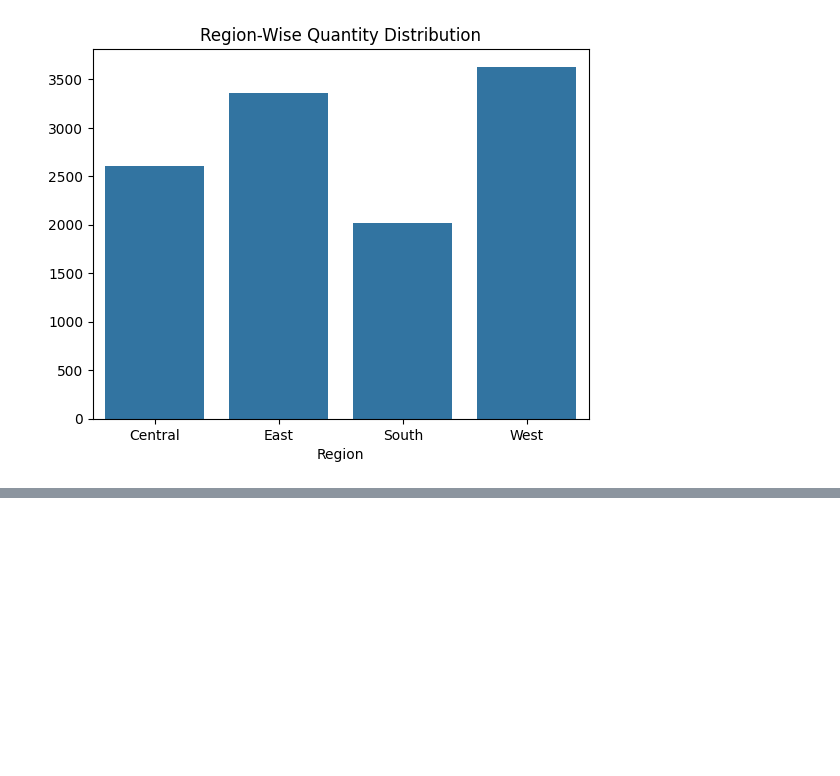
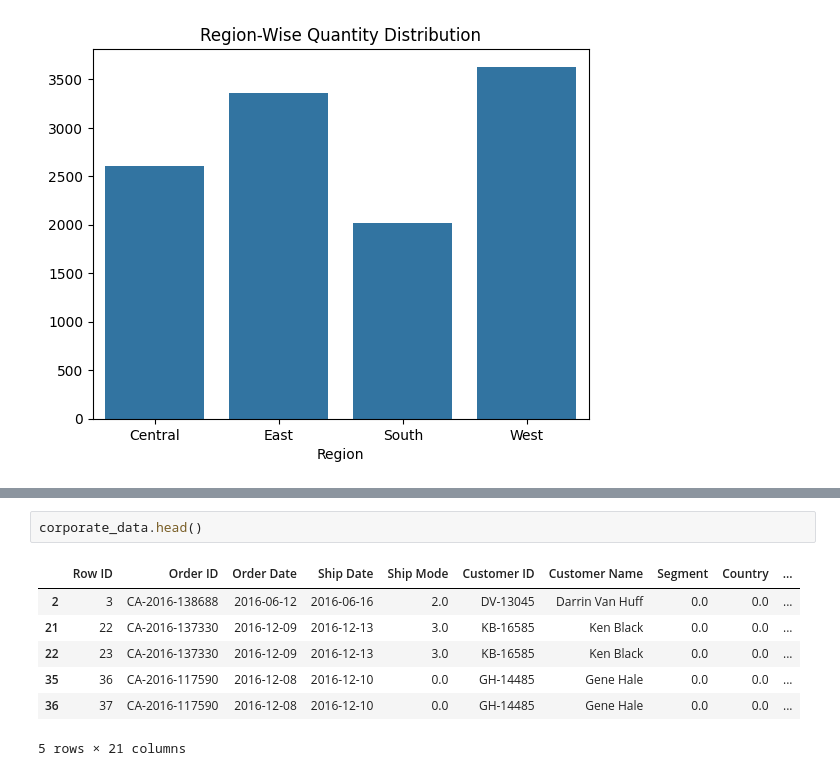
Before and after one commit to ankitg-02/sales_analysis, a Jupyter notebook: Corporate.ipynb, the cells around one changed output, grey strips where cells are left out. Cells and saved outputs as stored; diff of their text form; blank space fills up the shorter version.

```diff
--- a/Corporate.ipynb
+++ b/Corporate.ipynb
@@ -217,0 +246,10 @@ plt.show()
+# %%
+corporate_data.head()
+# %% [output]
+|  | Row ID | Order ID | Order Date | Ship Date | Ship Mode | Customer ID | Customer Name | Segment | Country | ... |
+| 2 | 3 | CA-2016-138688 | 2016-06-12 | 2016-06-16 | 2.0 | DV-13045 | Darrin Van Huff | 0.0 | 0.0 | ... |
+| 21 | 22 | CA-2016-137330 | 2016-12-09 | 2016-12-13 | 3.0 | KB-16585 | Ken Black | 0.0 | 0.0 | ... |
+| 22 | 23 | CA-2016-137330 | 2016-12-09 | 2016-12-13 | 3.0 | KB-16585 | Ken Black | 0.0 | 0.0 | ... |
+| 35 | 36 | CA-2016-117590 | 2016-12-08 | 2016-12-10 | 0.0 | GH-14485 | Gene Hale | 0.0 | 0.0 | ... |
+| 36 | 37 | CA-2016-117590 | 2016-12-08 | 2016-12-10 | 0.0 | GH-14485 | Gene Hale | 0.0 | 0.0 | ... |
+5 rows × 21 columns
```
Also changed, not shown: parts of 5 cells of this notebook.
